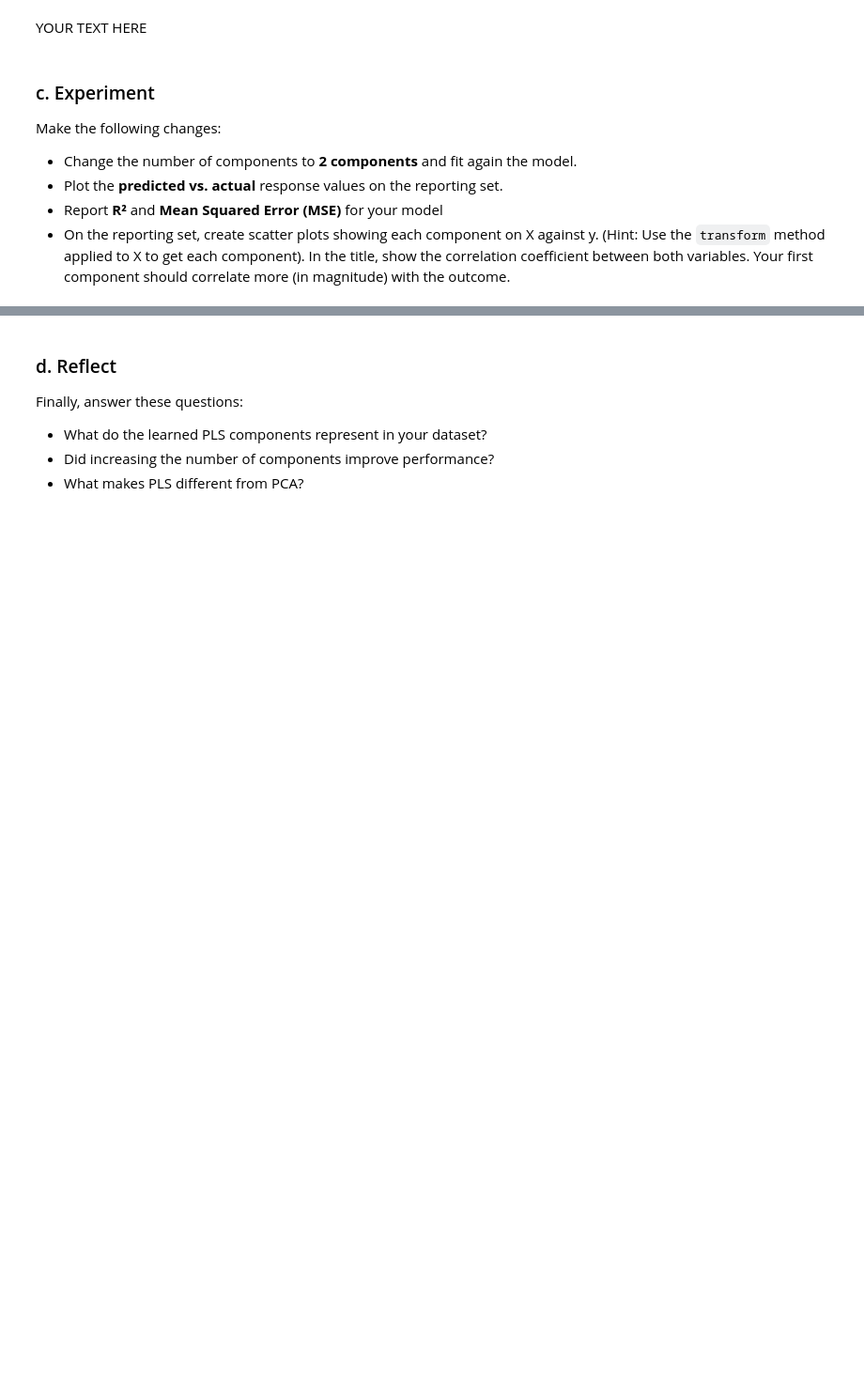
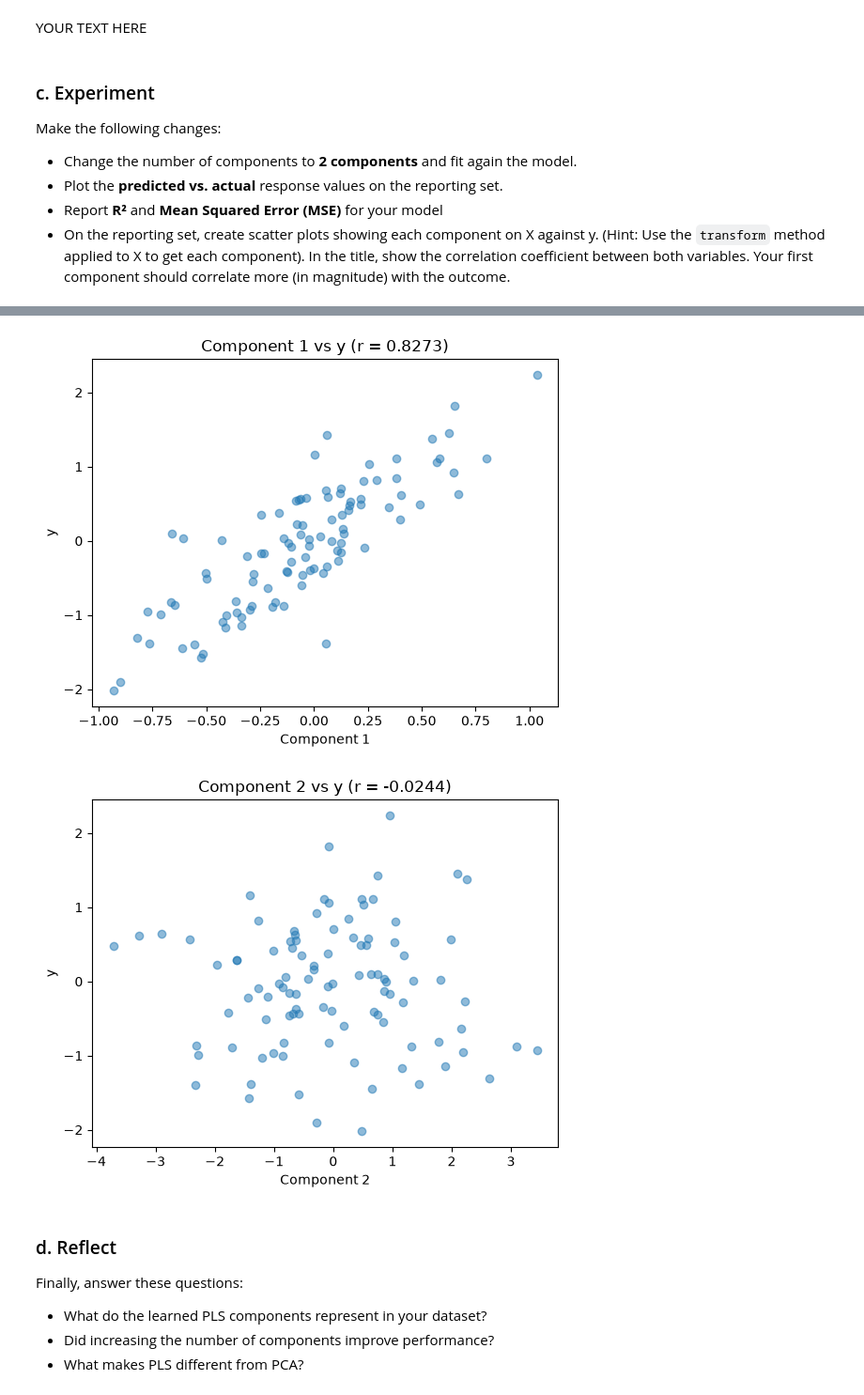
Before and after one commit to Ryanmh1024/machine_learning_lab01, a Jupyter notebook: JD-01-partial-least-squares.ipynb, the cells around one changed output, grey strips where cells are left out. Shown at 94% size. Drawn from its saved outputs; the diff is of its cells as text; code cells hidden in the pictures; blank space fills up the shorter version.

```diff
--- a/JD-01-partial-least-squares.ipynb
+++ b/JD-01-partial-least-squares.ipynb
@@ -63,3 +124,17 @@ Make the following changes:
+# %%
+# On the reporting set, create scatter plots showing each component on X against y. (Hint: Use the `transform` method applied to X to get each component). In the title, show the correlation coefficient between both variables. Your first component should correlate more (in magnitude) with the outcome.
+components = pls2.transform(X_test)
+for i in range(components.shape[1]):
+    plt.figure()
+    plt.scatter(components[:, i], y_test, alpha=0.5)
+    plt.xlabel(f'Component {i + 1}')
+    plt.ylabel('y')
+    corr = np.corrcoef(components[:, i], y_test)[0, 1]
+    plt.title(f'Component {i + 1} vs y (r = {corr:.4f})')
+    plt.show()
+# %% [output]
+[figure, added]
+[figure, added]
 # %% [markdown]
 ### d. Reflect
 Finally, answer these questions:
```
Also changed, not shown: parts of 8 cells of this notebook.
